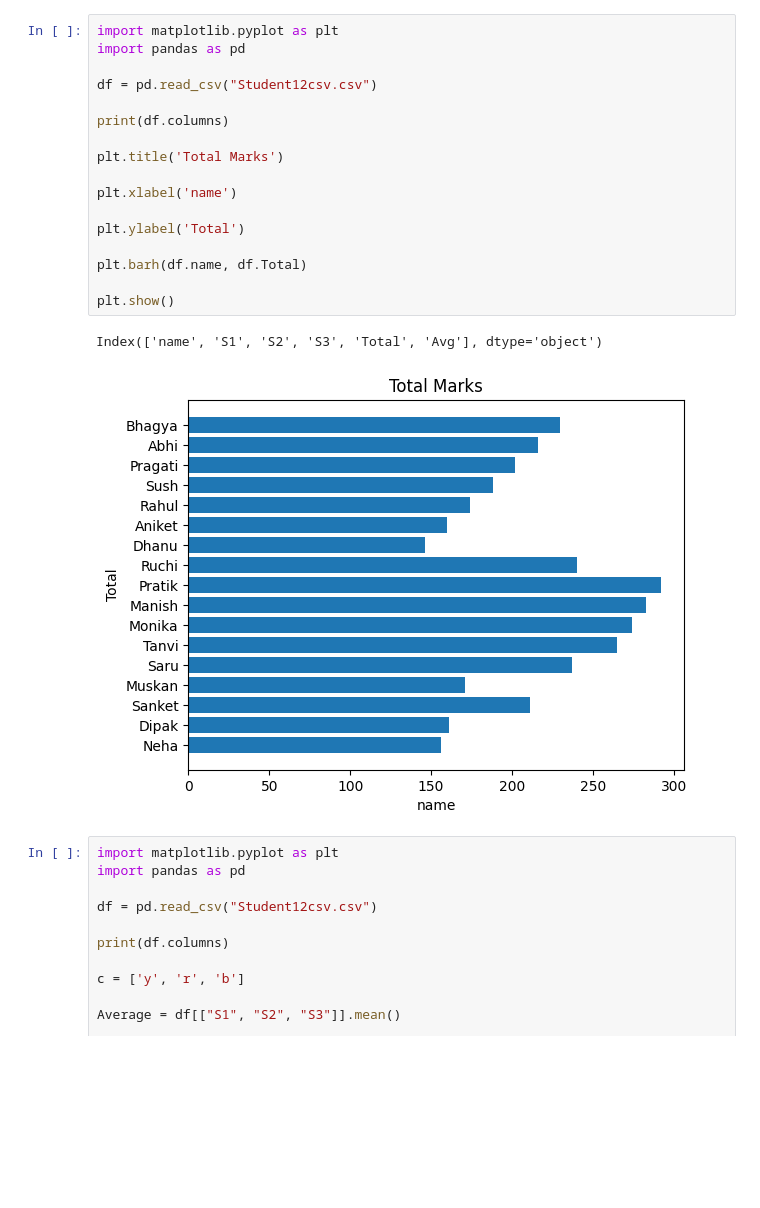
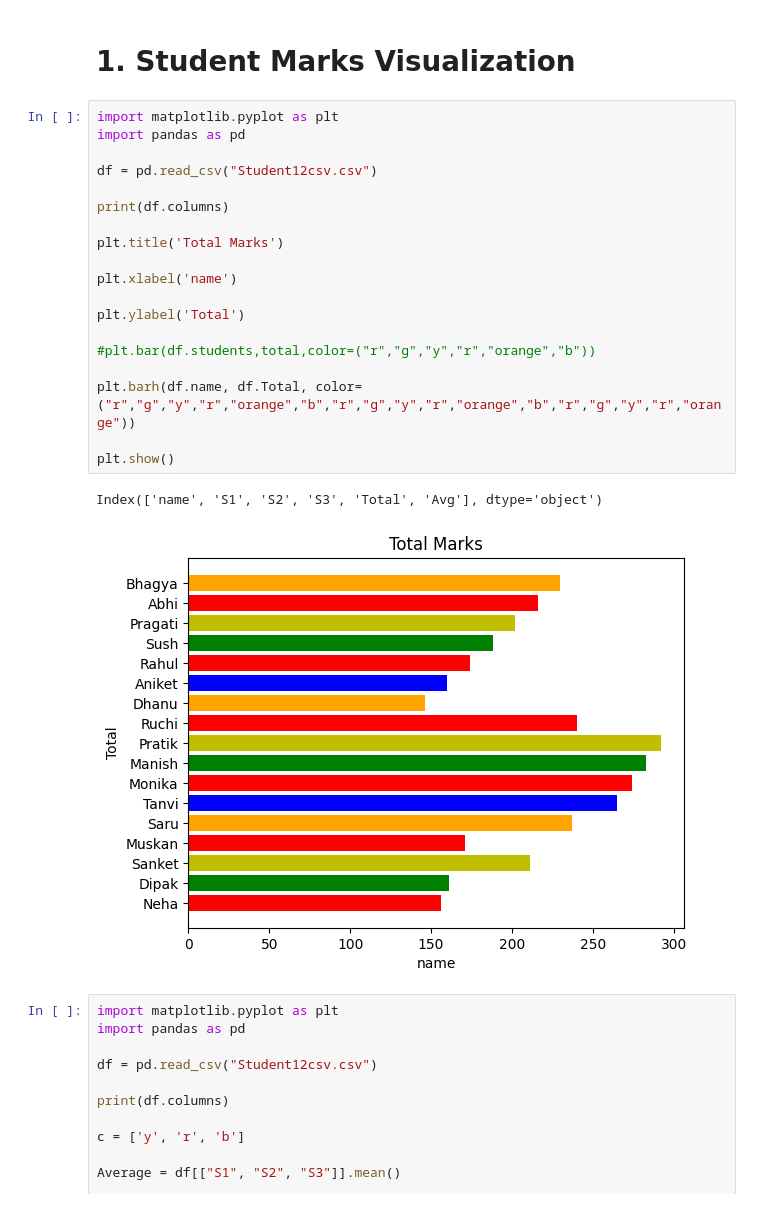
Before and after one commit to Neha8112/Matplotlib-Task-1-Students-data-, a Jupyter notebook: Matplotlib_Task_1.ipynb, the cells around one changed output. Saved outputs shown, nothing was run; the diff lists cells and outputs as text; blank space fills up the shorter version.

```diff
--- a/Matplotlib_Task_1.ipynb
+++ b/Matplotlib_Task_1.ipynb
@@ -9,23 +9,27 @@ Saving Student12csv.csv to Student12csv (1).csv
+# %% [markdown]
+# 1. Student Marks Visualization
 # %%
 import matplotlib.pyplot as plt
 import pandas as pd
 
 df = pd.read_csv("Student12csv.csv")
 
 print(df.columns)
 
 plt.title('Total Marks')
 
 plt.xlabel('name')
 
 plt.ylabel('Total')
 
-plt.barh(df.name, df.Total)
+#plt.bar(df.students,total,color=("r","g","y","r","orange","b"))
+
+plt.barh(df.name, df.Total, color=("r","g","y","r","orange","b","r","g","y","r","orange","b","r","g","y","r","orange"))
 
 plt.show()
 # %% [output]
 Index(['name', 'S1', 'S2', 'S3', 'Total', 'Avg'], dtype='object')
-[figure, old version]
+[figure, new version]
 # %%
 import matplotlib.pyplot as plt
 import pandas as pd
```
Also changed, not shown: parts of 10 cells of this notebook.
